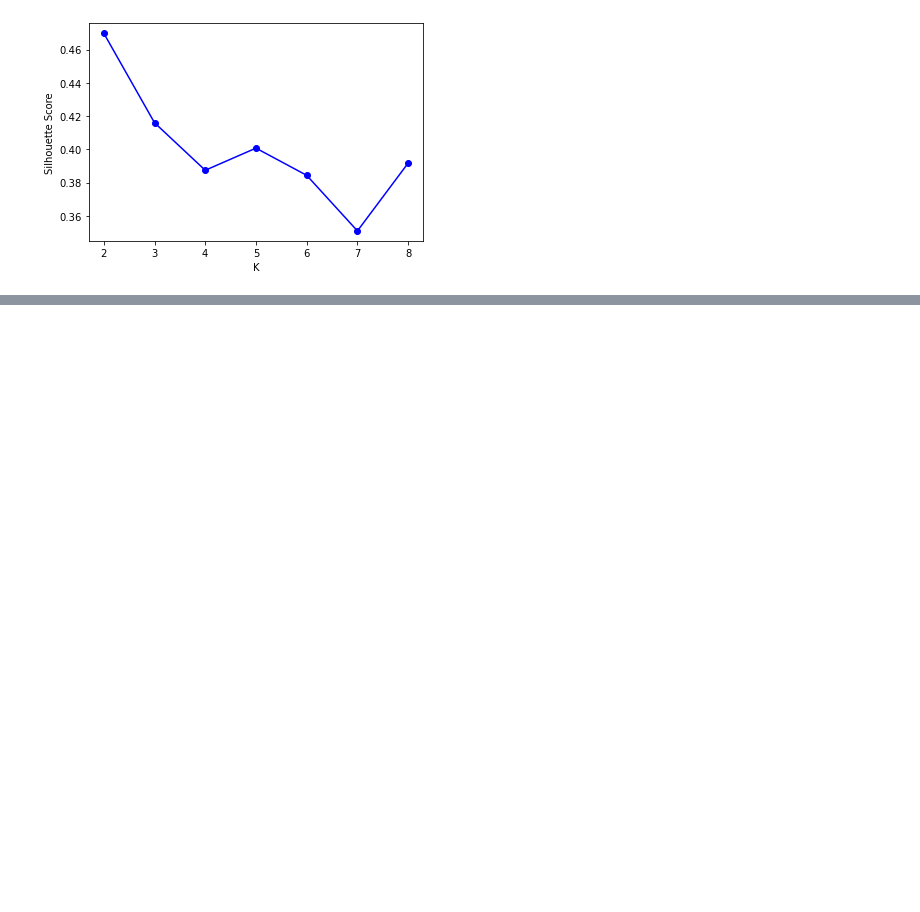
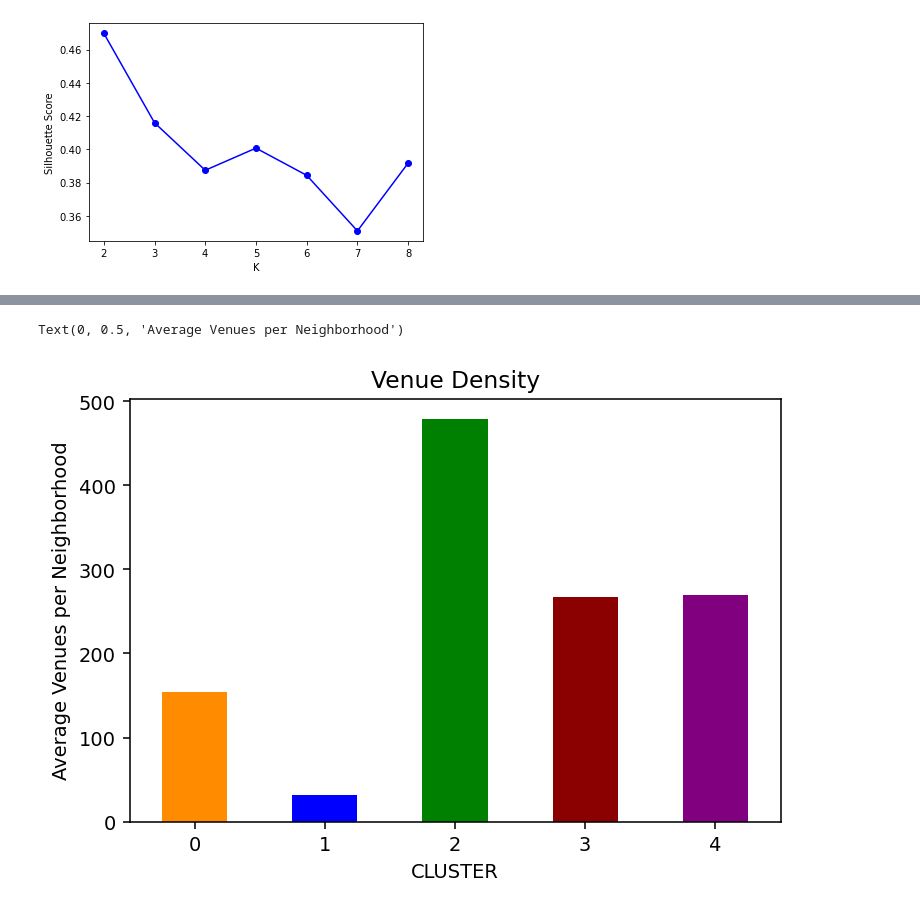
Before and after one commit to CarsonStauffer/IBM_Data_Science_Capstone, a Jupyter notebook: week2.ipynb, the cells around one changed output, grey strips where cells are left out. Cells and saved outputs as stored; diff of their text form; code cells hidden in the pictures; blank space fills up the shorter version.

```diff
--- a/week2.ipynb
+++ b/week2.ipynb
@@ -265,0 +281,7 @@ In this report we saw how K Means clustering could be used to compare neighborho
+# %%
+vdf_sum.groupby('CLUSTER').mean().transpose().sum().plot.bar(color=palette.values(),rot=0)
+plt.title('Venue Density')
+plt.ylabel('Average Venues per Neighborhood')
+# %% [output]
+Text(0, 0.5, 'Average Venues per Neighborhood')
+[figure, added]
```
Also changed, not shown: parts of 15 cells of this notebook.
